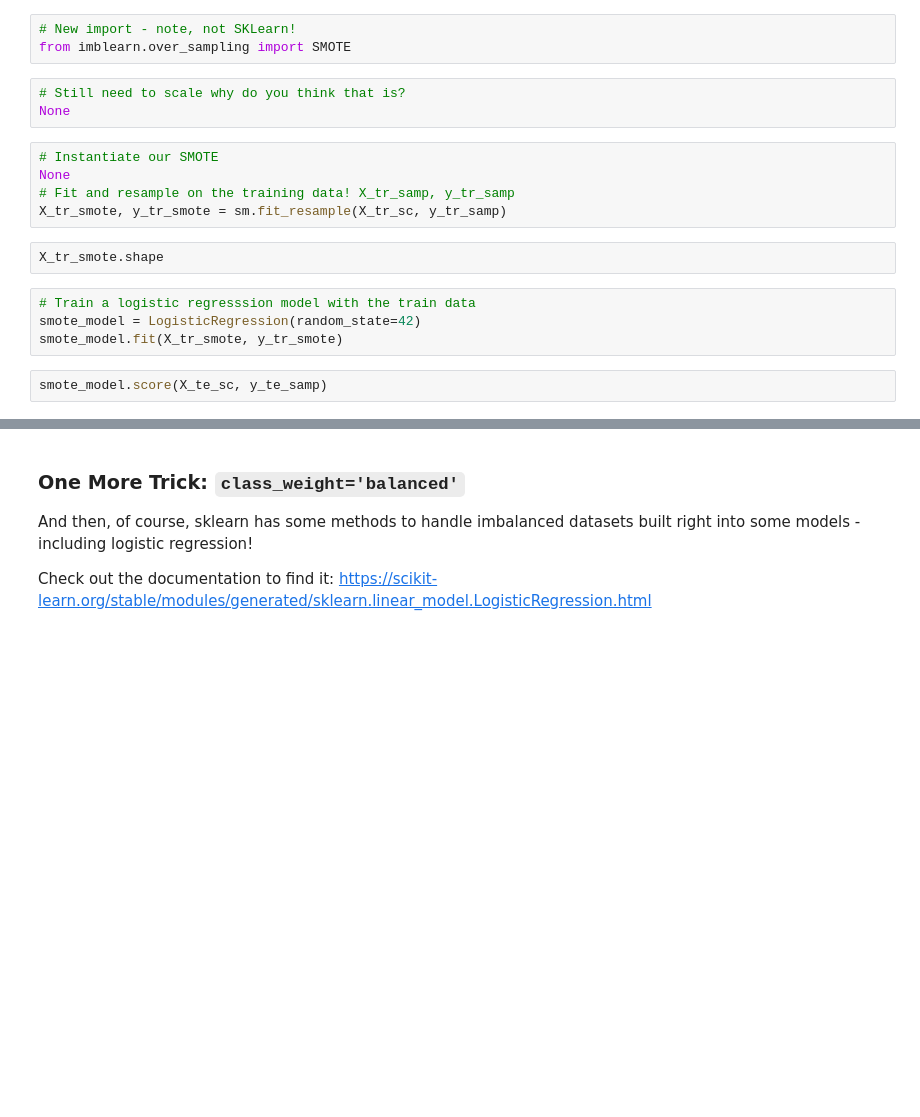
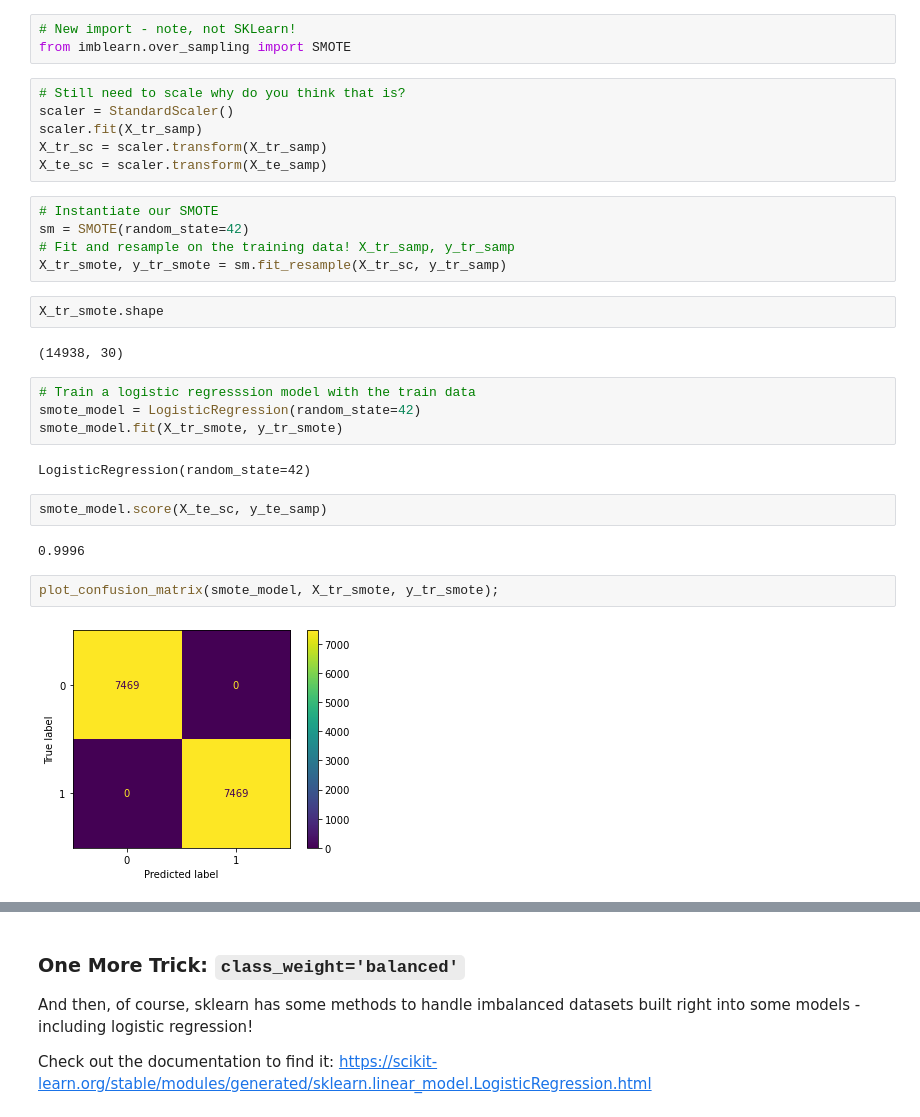
Before and after one commit to rbdaly16/NATL-DS-Live-062623, a Jupyter notebook: Phase3/Lectures/16_ManagingUnbalancedTargets.ipynb, the cells around one changed output, grey strips where cells are left out. Cells and saved outputs as stored; diff of their text form; blank space fills up the shorter version.

```diff
--- a/Phase3/Lectures/16_ManagingUnbalancedTargets.ipynb
+++ b/Phase3/Lectures/16_ManagingUnbalancedTargets.ipynb
@@ -189,19 +277,32 @@ X_tr_samp, X_te_samp, y_tr_samp, y_te_samp
 from imblearn.over_sampling import SMOTE
 # %%
 # Still need to scale why do you think that is?
-None
+scaler = StandardScaler()
+scaler.fit(X_tr_samp)
+X_tr_sc = scaler.transform(X_tr_samp)
+X_te_sc = scaler.transform(X_te_samp)
 # %%
 # Instantiate our SMOTE
-None
+sm = SMOTE(random_state=42)
 # Fit and resample on the training data! X_tr_samp, y_tr_samp
 X_tr_smote, y_tr_smote = sm.fit_resample(X_tr_sc, y_tr_samp)
 # %%
 X_tr_smote.shape
+# %% [output]
+(14938, 30)
 # %%
 # Train a logistic regresssion model with the train data
 smote_model = LogisticRegression(random_state=42)
 smote_model.fit(X_tr_smote, y_tr_smote)
+# %% [output]
+LogisticRegression(random_state=42)
 # %%
 smote_model.score(X_te_sc, y_te_samp)
+# %% [output]
+0.9996
+# %%
+plot_confusion_matrix(smote_model, X_tr_smote, y_tr_smote);
+# %% [output]
+[figure, added]
 # %%
 plot_confusion_matrix(smote_model, X_te_sc, y_te_samp);
```
Also changed, not shown: parts of 32 cells of this notebook, 1 other file.
